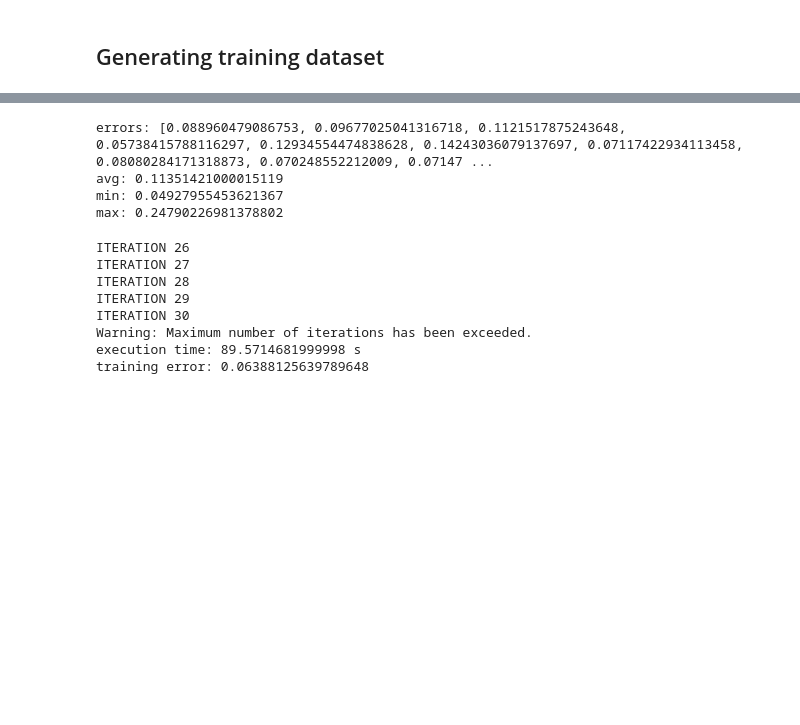
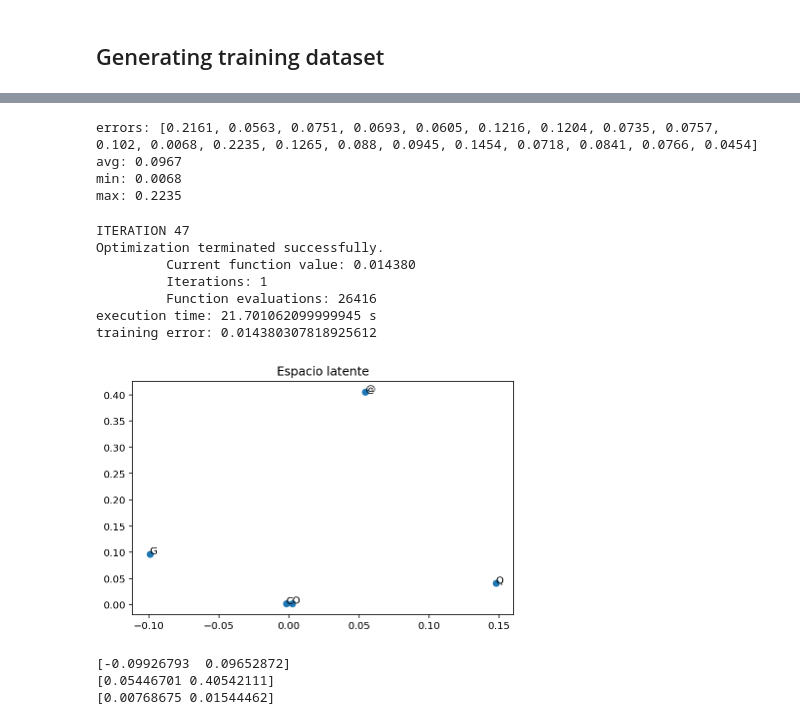
Before and after one commit to rcatalan98/sia-tp, a Jupyter notebook: tp-5/autoencoders.ipynb, the cells around one changed output, grey strips where cells are left out. Cells and saved outputs as stored; diff of their text form; code cells hidden in the pictures; blank space fills up the shorter version.

```diff
--- a/tp-5/autoencoders.ipynb
+++ b/tp-5/autoencoders.ipynb
@@ -80,27 +78,67 @@ training error: 0.10691792725349768
 # %%
+errors = [round(e, 4) for e in errors]
 print(f'errors: {errors}')
-print(f'avg: {np.average(errors)}')
-print(f'min: {np.min(errors)}')
-print(f'max: {np.max(errors)}')
+print(f'avg: {format(np.average(errors), ".4f")}')
+print(f'min: {format(np.min(errors), ".4f")}')
+print(f'max: {format(np.max(errors), ".4f")}')
 # %% [output]
-errors: [0.088960479086753, 0.09677025041316718, 0.1121517875243648, 0.05738415788116297, 0.12934554474838628, 0.14243036079137697, 0.07117422934113458, 0.08080284171318873, 0.070248552212009, 0.07147 ...
-avg: 0.11351421000015119
-min: 0.04927955453621367
-max: 0.24790226981378802
+errors: [0.2161, 0.0563, 0.0751, 0.0693, 0.0605, 0.1216, 0.1204, 0.0735, 0.0757, 0.102, 0.0068, 0.2235, 0.1265, 0.088, 0.0945, 0.1454, 0.0718, 0.0841, 0.0766, 0.0454]
+avg: 0.0967
+min: 0.0068
+max: 0.2235
 # %%
 # para agregar seguir iterando sin resetear la red (a chequear)
 t0 = perf_counter()
-training_errors, ws = nn.train_on_dataset(training, training, 5)
+training_errors, ws = nn.train_on_dataset(training, training, 20)
 tf = perf_counter()
 print(f'execution time: {tf-t0} s')
 print(f"training error: {training_errors}")
 # print(f"testing error: {nn.get_error_on_dataset(test, test)}")
 # %% [output]
-ITERATION 26
-ITERATION 27
-ITERATION 28
-ITERATION 29
-ITERATION 30
-Warning: Maximum number of iterations has been exceeded.
-execution time: 89.5714681999998 s
-training error: 0.06388125639789648
+ITERATION 47
+Optimization terminated successfully.
+         Current function value: 0.014380
+         Iterations: 1
+         Function evaluations: 26416
+execution time: 21.701062099999945 s
+training error: 0.014380307818925612
+# %%
+labels = ["@", "C", "G", "O", "Q"]
+
+outputs = []
+latent_space_list = []
+latent_space_layer = int(np.ceil(nn.layer_count / 2))
+
+for font in training:
+    layers_outputs = nn.feed_forward(font)
+    outputs.append(layers_outputs[-1])
+    latent_space_list.append(layers_outputs[latent_space_layer])
+
+    # print(print_character(font.reshape(7, 5)))
+    # print(print_character(layers_outputs[-1].reshape(7, 5)))
+
+plots.plot_latent_space(latent_space_list, labels)
+# %% [output]
+[figure, added]
+# %%
+g = latent_space_list[2]
+at = latent_space_list[0]
+step_qty = 20
+
+step = np.subtract(at, g) / step_qty
+
+print(g)
+print(at)
+print(step)
+
+points = [at]
+characters = []
+
+for i in range(step_qty):
+    input = (g[0] + step[0] * i, g[1] + step[1] * i)
+    characters.append(nn.feed_forward(input, encode=False)[-1])
+    points.append(input)
+# %% [output]
+[-0.09926793  0.09652872]
+[0.05446701 0.40542111]
+[0.00768675 0.01544462]
```
Also changed, not shown: parts of 7 cells of this notebook, 3 other files.
